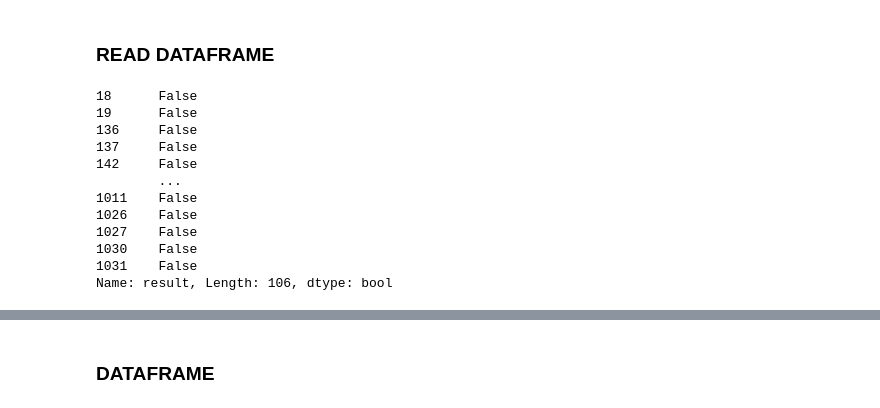
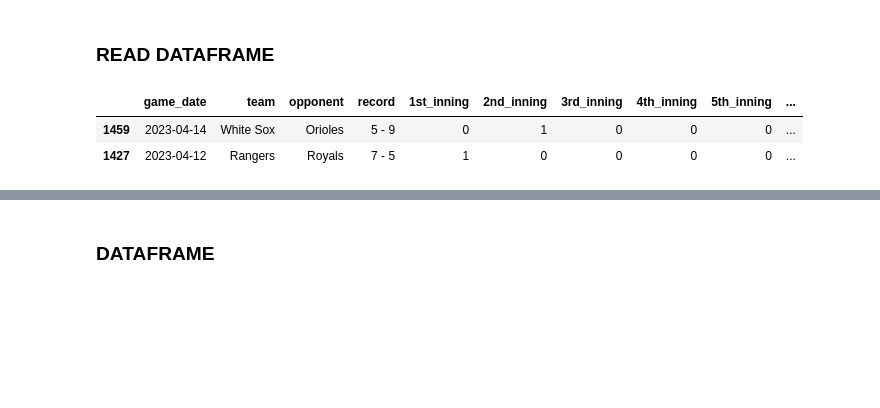
Before and after one commit to ed04rdo/MLB-webscraper, a Jupyter notebook: src/analysis.ipynb, the cells around one changed output, grey strips where cells are left out. Drawn from its saved outputs; the diff is of its cells as text; code cells hidden in the pictures; blank space fills up the shorter version.

```diff
--- a/src/analysis.ipynb
+++ b/src/analysis.ipynb
@@ -14,19 +31,8 @@ df2 = pd.read_csv(path+'/../output/multi_date_results_df.csv',parse_dates=['game
-# %%
-df.shape
-df.sample()
-res = df.result == df2.result
-print(res[res == False])
-# %% [output]
-18      False
-19      False
-136     False
-137     False
-142     False
-        ...
-1011    False
-1026    False
-1027    False
-1030    False
-1031    False
-Name: result, Length: 106, dtype: bool
+# %%
+season_up_to_date_DF.shape
+season_up_to_date_DF.sample(2)
+# %% [output]
+|  | game_date | team | opponent | record | 1st_inning | 2nd_inning | 3rd_inning | 4th_inning | 5th_inning | ... |
+| 1459 | 2023-04-14 | White Sox | Orioles | 5 - 9 | 0 | 1 | 0 | 0 | 0 | ... |
+| 1427 | 2023-04-12 | Rangers | Royals | 7 - 5 | 1 | 0 | 0 | 0 | 0 | ... |
 # %%
```
Also changed, not shown: parts of 10 cells of this notebook, 3 other files.
